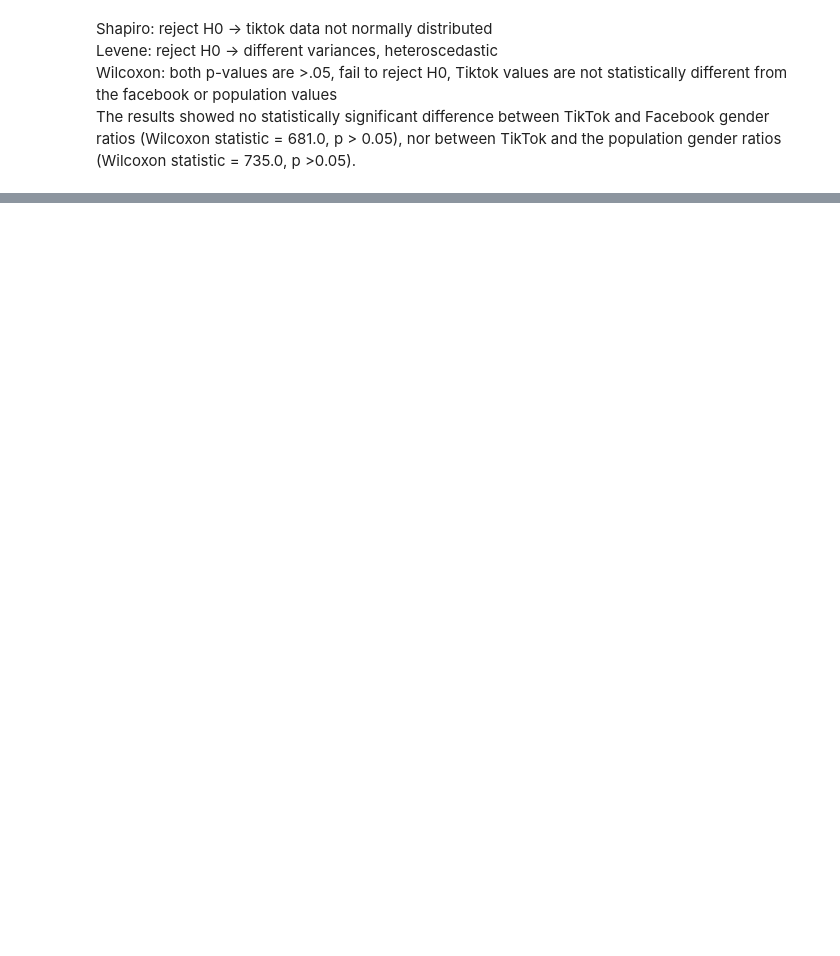
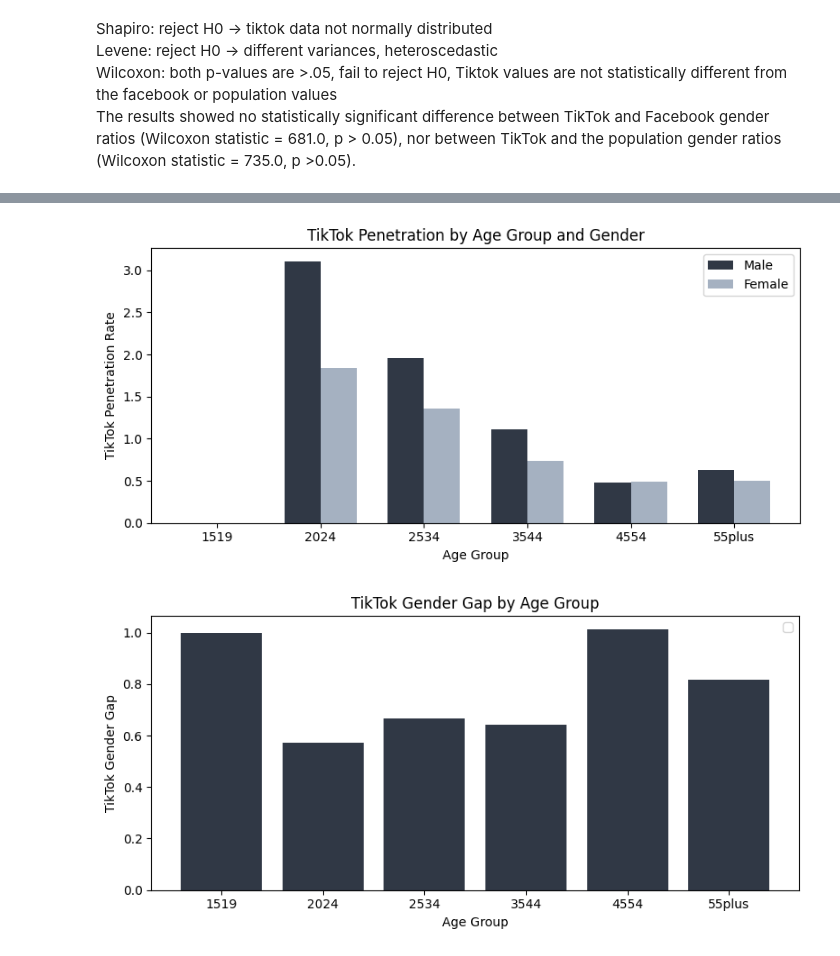
Before and after one commit to hschwed/PDSAI, a Jupyter notebook: poster_input/analyses.ipynb, the cells around one changed output, grey strips where cells are left out. Saved outputs shown, nothing was run; the diff lists cells and outputs as text; code cells hidden in the pictures; blank space fills up the shorter version.

```diff
--- a/poster_input/analyses.ipynb
+++ b/poster_input/analyses.ipynb
@@ -142,0 +206,35 @@ KeyError: "['Variable'] not in index"
+# %%
+import pandas as pd
+import matplotlib.pyplot as plt
+
+df = pd.read_csv("../outputs/penetration_by_bucket.csv")
+# Plot histogram of TikTok penetration by age bucket
+df['bucket'] = df['bucket'].astype(str)
+plt.figure(figsize=(8, 4))
+x = np.arange(len(df['bucket']))  # label locations
+width = 0.35
+plt.bar(x - width/2, df['pen_male'], width, label='Male', color='#303845')
+plt.bar(x + width/2, df['pen_female'], width, label='Female', color='#7F91A7', alpha=0.7)
+
+# Labeling
+plt.xlabel("Age Group")
+plt.ylabel("TikTok Penetration Rate")
+plt.title("TikTok Penetration by Age Group and Gender")
+plt.xticks(x, df['bucket'])  # Set custom x-axis labels
+plt.legend()
+plt.tight_layout()
+plt.show()
+
+plt.figure(figsize=(8, 4))
+plt.bar(df['bucket'], df['tt_fm'], color='#303845')
+
+# Labeling
+plt.xlabel("Age Group")
+plt.ylabel("TikTok Gender Gap")
+plt.title("TikTok Gender Gap by Age Group")
+plt.legend()
+plt.tight_layout()
+plt.show()
+# %% [output]
+[figure, added]
+[figure, added]
```
Also changed, not shown: parts of 5 cells of this notebook.
